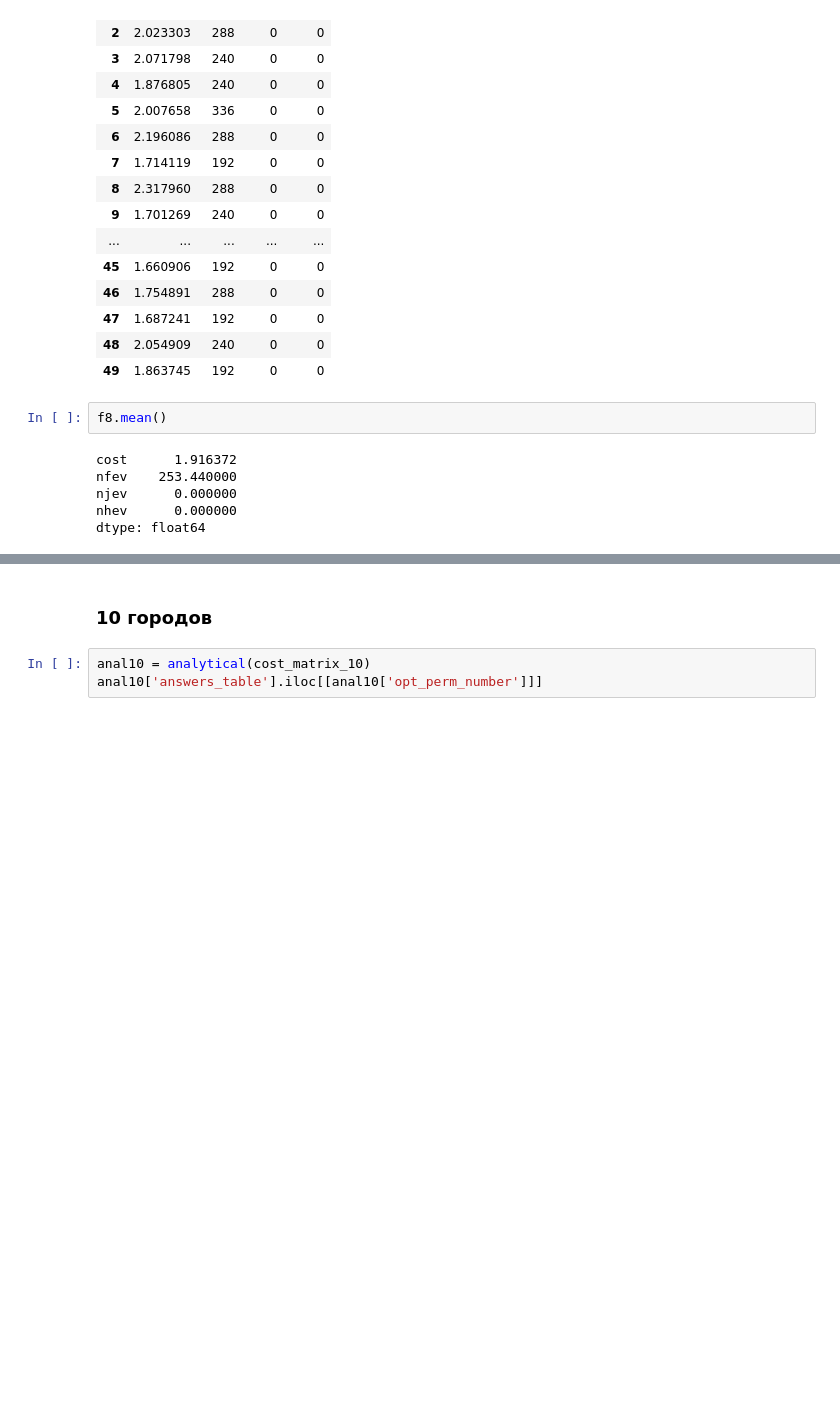
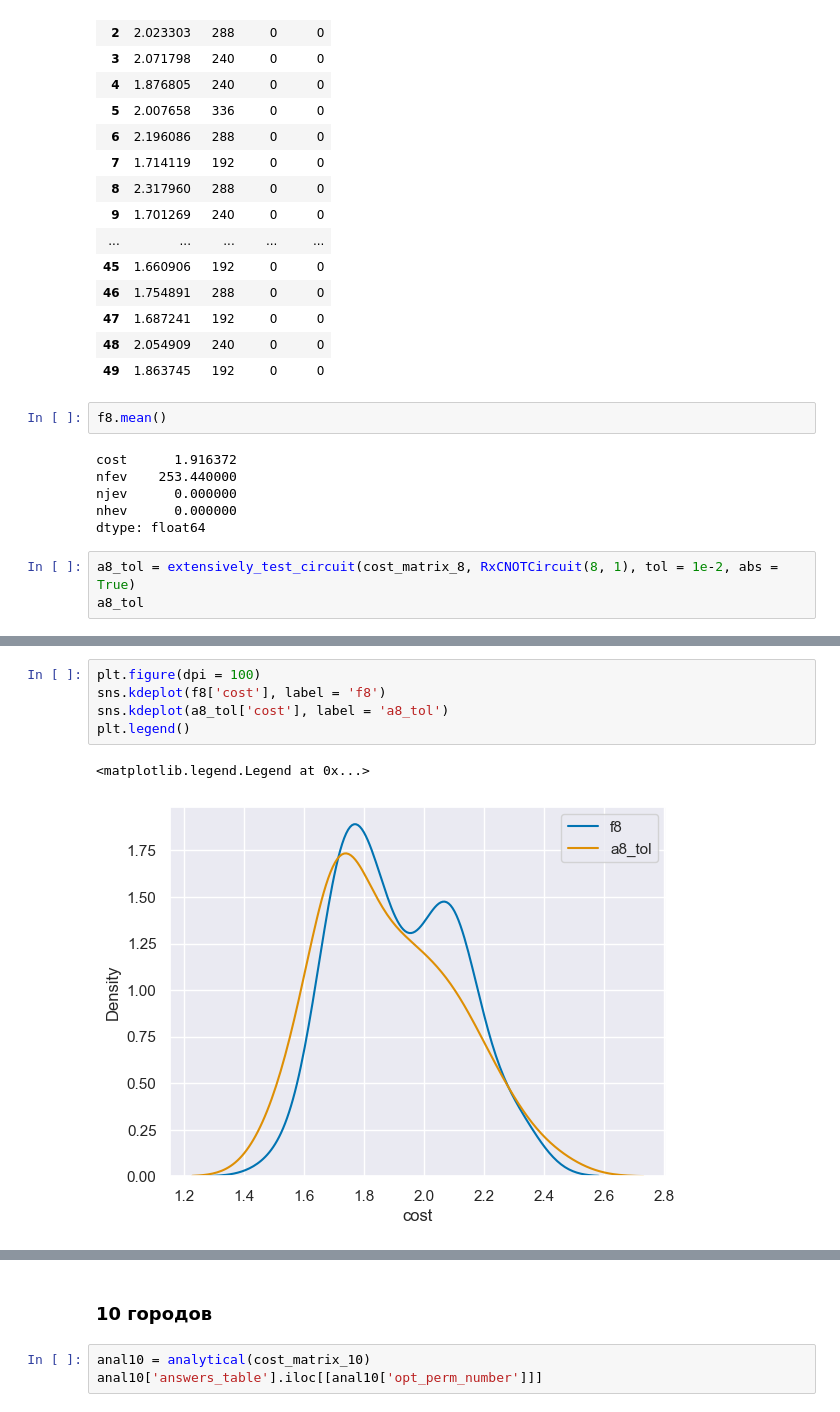
Before and after one commit to Batmaev/qua, a Jupyter notebook: Calculations/Circuit.ipynb, the cells around one changed output, grey strips where cells are left out. Drawn from its saved outputs; the diff is of its cells as text; blank space fills up the shorter version.

```diff
--- a/Calculations/Circuit.ipynb
+++ b/Calculations/Circuit.ipynb
@@ -810,3 +810,6 @@ nfev    253.440000
 njev      0.000000
 nhev      0.000000
 dtype: float64
+# %%
+a8_tol = extensively_test_circuit(cost_matrix_8, RxCNOTCircuit(8, 1), tol = 1e-2, abs = True)
+a8_tol
@@ -812,0 +834,8 @@ dtype: float64
+# %%
+plt.figure(dpi = 100)
+sns.kdeplot(f8['cost'], label = 'f8')
+sns.kdeplot(a8_tol['cost'], label = 'a8_tol')
+plt.legend()
+# %% [output]
+<matplotlib.legend.Legend at 0x...>
+[figure, added]
```
Also changed, not shown: parts of 14 cells of this notebook, 14 other files.
